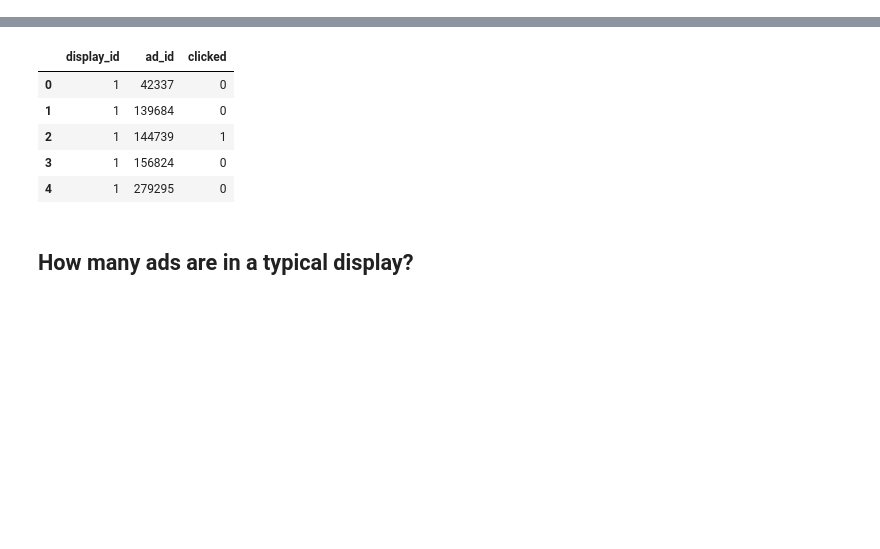
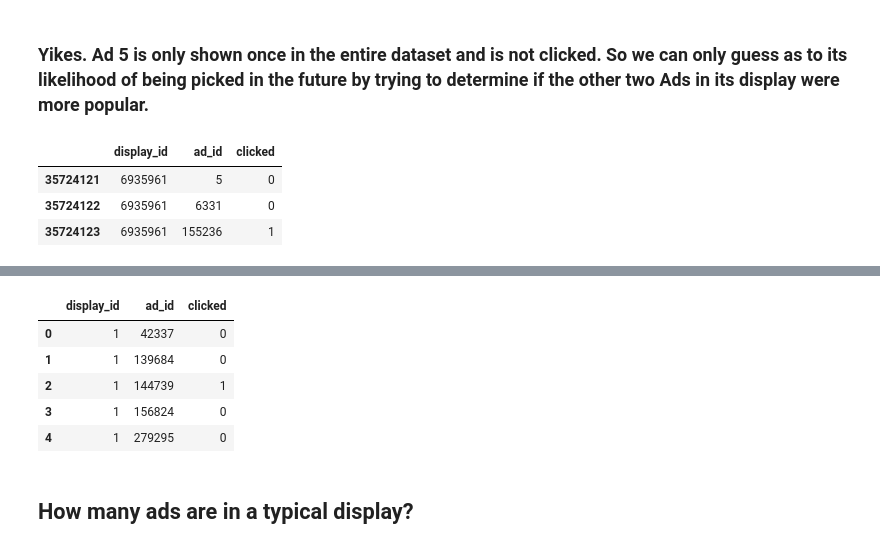
Before and after one commit to jason9263/kaggle_outbrain, a Jupyter notebook: EDA.ipynb, the cells around one changed output, grey strips where cells are left out. Cells and saved outputs as stored; diff of their text form; code cells hidden in the pictures; blank space fills up the shorter version.

```diff
--- a/EDA.ipynb
+++ b/EDA.ipynb
@@ -11,0 +51,9 @@ dfTrain = pd.read_csv('data/clicks_train.csv')
+# %% [markdown]
+### Yikes. Ad 5 is only shown once in the entire dataset and is not clicked. So we can only guess as to its likelihood of being picked in the future by trying to determine if the other two Ads in its display were more popular.
+# %%
+dfTrain[dfTrain['display_id'] == 6935961]
+# %% [output]
+|  | display_id | ad_id | clicked |
+| 35724121 | 6935961 | 5 | 0 |
+| 35724122 | 6935961 | 6331 | 0 |
+| 35724123 | 6935961 | 155236 | 1 |
```
Also changed, not shown: parts of 16 cells of this notebook.
